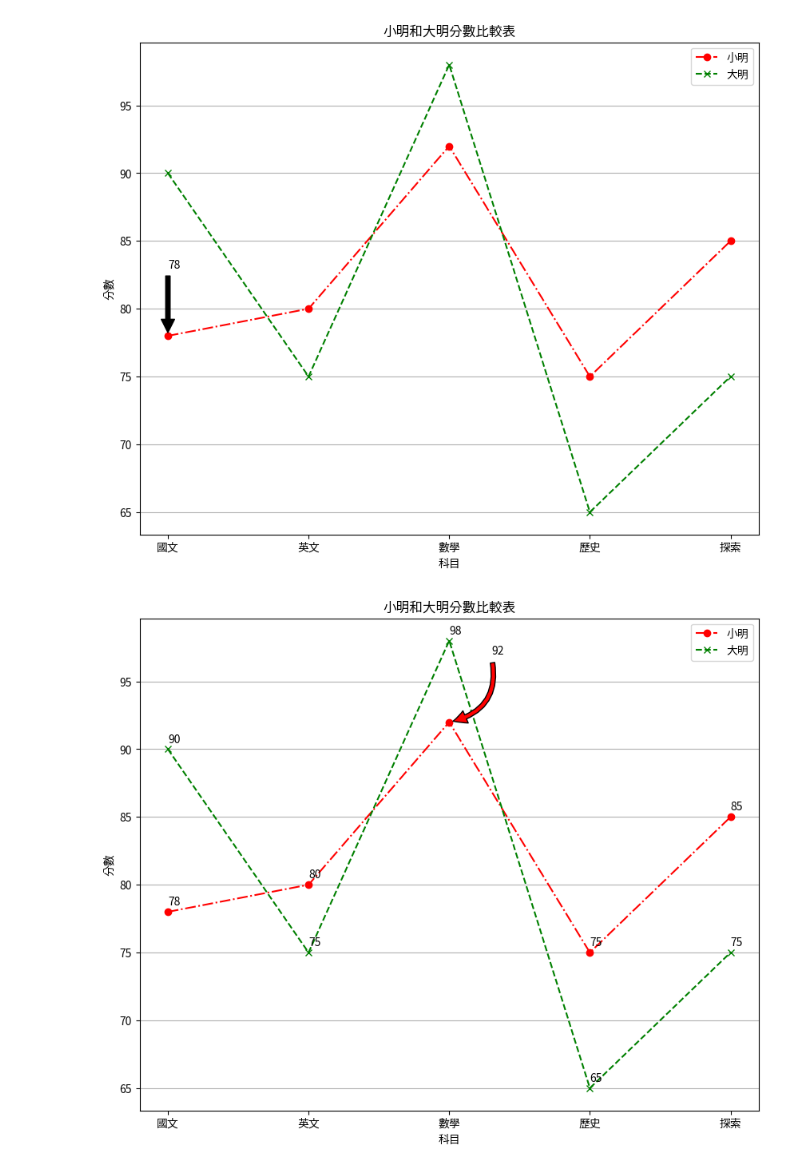
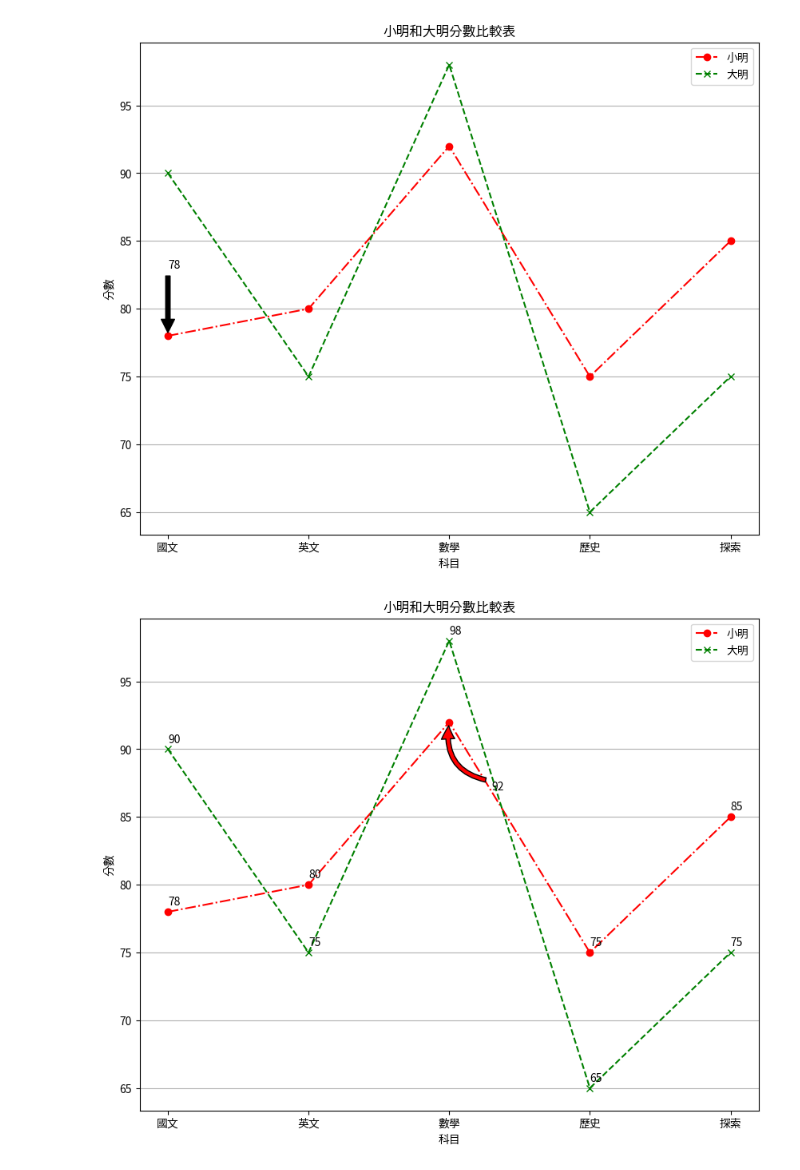
Before and after one commit to Tzung-han/python_analysis, a Jupyter notebook: Untitled7_3.ipynb, the cells around one changed output. Saved outputs shown, nothing was run; the diff lists cells and outputs as text; code cells hidden in the pictures.

```diff
--- a/Untitled7_3.ipynb
+++ b/Untitled7_3.ipynb
@@ -93,32 +93,32 @@ score2 = list(student2.values())
 figure = plt.figure(figsize=(10,8))
 axes = figure.add_subplot(1,1,1)
 axes.set_title("小明和大明分數比較表")
 axes.set_xlabel("科目")
 axes.set_ylabel("分數")
 axes.plot(subjects,score1,'ro-.',label="小明")
 axes.plot(subjects,score2,'gx--',label="大明")
 axes.legend()
 axes.grid(axis='y')
 
 # 找出數學在subjects列表中的索引
 math_index = subjects.index('數學')
 
 for idx, (s, v1, v2) in enumerate(zip(subjects, score1, score2)):
     if s == '數學' and v1 == 92:
         # 對於數學成績，使用特殊的箭頭樣式
         # 使用arc3連接樣式並調整弧度來模擬90度轉向
         axes.annotate(f'{v1}',
                       xy=(math_index, v1),
-                      xytext=(math_index+0.3, v1+5),  # 將文字向右上方移動
+                      xytext=(math_index+0.3, v1-5),  # 將文字向右上方移動
                       arrowprops=dict(
                           facecolor='red',
                           shrink=0.05,
                           connectionstyle='arc3,rad=-0.5'  # 負值使弧度向右彎曲
                       ))
         axes.annotate(f'{v2}', xy=(s, v2+0.5))
     else:
         axes.annotate(f'{v1}', xy=(s, v1+0.5))
         axes.annotate(f'{v2}', xy=(s, v2+0.5))
 plt.show()
 # %% [output]
-[figure, old version]
+[figure, new version]
```
Also changed, not shown: parts of 1 cell of this notebook.
